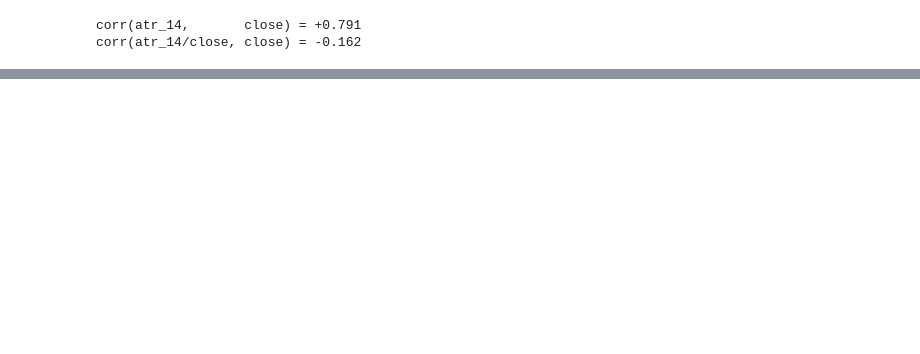
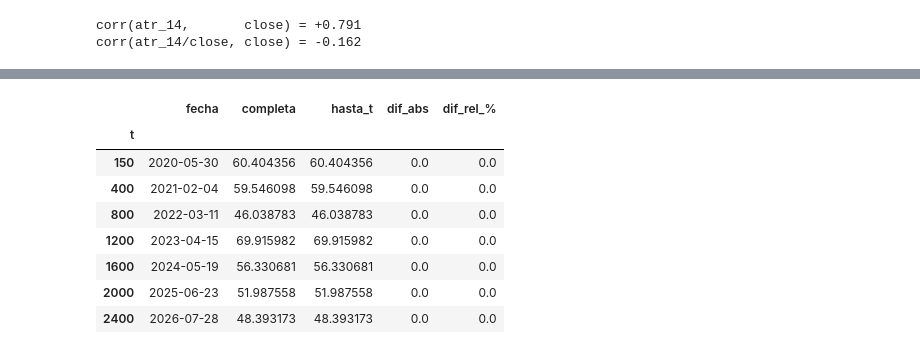
Before and after one commit to GCCS11/MyST, a Jupyter notebook: Personal/Act04/act04_indicators.ipynb, the cells around one changed output, grey strips where cells are left out. Drawn from its saved outputs; the diff is of its cells as text; code cells hidden in the pictures; blank space fills up the shorter version.

```diff
--- a/Personal/Act04/act04_indicators.ipynb
+++ b/Personal/Act04/act04_indicators.ipynb
@@ -486,0 +492,20 @@ aporta informacion, solo agrega columnas.
+# %%
+ts = [150, 400, 800, 1200, 1600, 2000, 2400]
+
+pruebas = {
+    "sma_10": lambda d: sma(d, 10),
+    "ema_20": lambda d: ema(d, 20),
+    "rsi_14": lambda d: rsi(d, 14),
+    "atr_14": lambda d: atr(d, 14),
+    "macd": lambda d: macd(d)["macd"],
+    "stoch_k": lambda d: stochastic(d)["stoch_k"],
+    "adx": lambda d: adx(d)["adx"],
+    "obv": lambda d: obv(d),
+    "vwap_14": lambda d: vwap(d, 14),
+}
+
+resumen = pd.DataFrame({
+    nombre: {"dif_max": check_lookahead(df, fn, ts)["dif_abs"].max()}
+    for nombre, fn in pruebas.items()
+}).T
+resumen
@@ -486,0 +537,12 @@ aporta informacion, solo agrega columnas.
+# %%
+check_lookahead(df, lambda d: rsi(d, 14), ts)
+# %% [output]
+|  | fecha | completa | hasta_t | dif_abs | dif_rel_% |
+| t |  |  |  |  |  |
+| 150 | 2020-05-30 | 60.404356 | 60.404356 | 0.0 | 0.0 |
+| 400 | 2021-02-04 | 59.546098 | 59.546098 | 0.0 | 0.0 |
+| 800 | 2022-03-11 | 46.038783 | 46.038783 | 0.0 | 0.0 |
+| 1200 | 2023-04-15 | 69.915982 | 69.915982 | 0.0 | 0.0 |
+| 1600 | 2024-05-19 | 56.330681 | 56.330681 | 0.0 | 0.0 |
+| 2000 | 2025-06-23 | 51.987558 | 51.987558 | 0.0 | 0.0 |
+| 2400 | 2026-07-28 | 48.393173 | 48.393173 | 0.0 | 0.0 |
```
Also changed, not shown: parts of 21 cells of this notebook, 1 other file.
